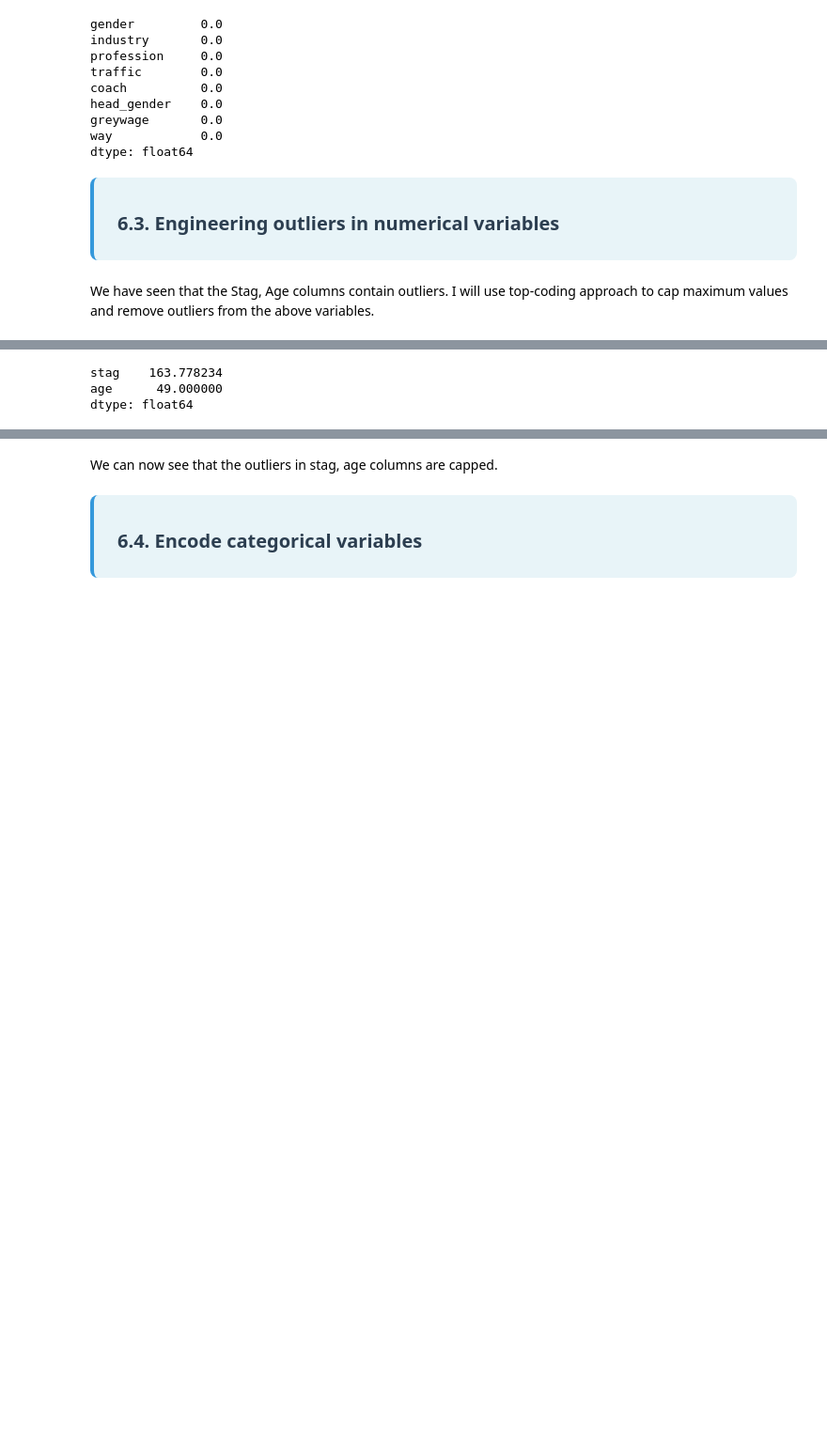
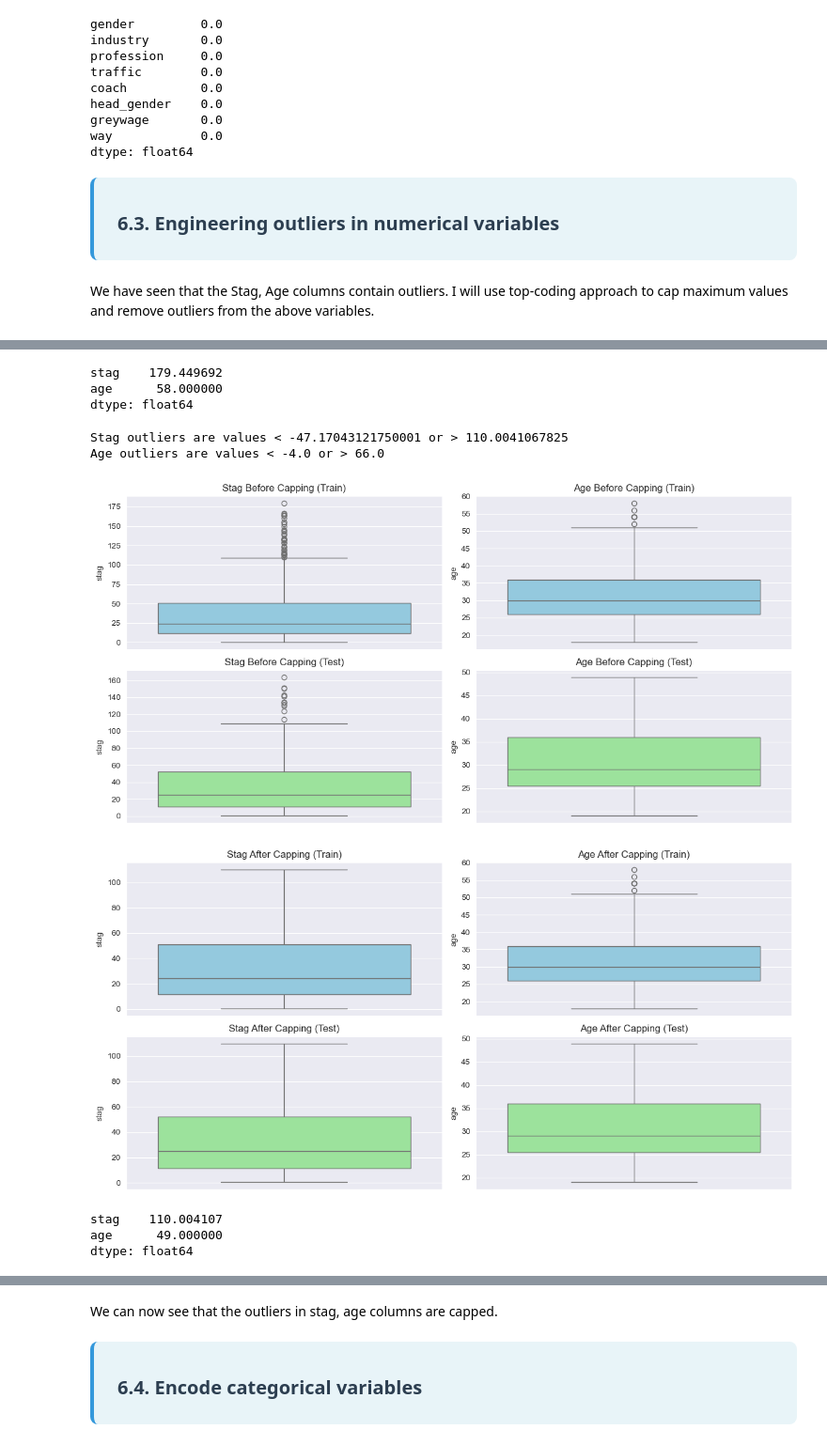
Before and after one commit to jathurT/Employee-Turnover-Prediction-ML, a Jupyter notebook: ProjectML.ipynb, the cells around one changed output, grey strips where cells are left out. Shown at 94% size. Saved outputs shown, nothing was run; the diff lists cells and outputs as text; code cells hidden in the pictures; blank space fills up the shorter version.

```diff
--- a/ProjectML.ipynb
+++ b/ProjectML.ipynb
@@ -649,0 +669,4 @@ numerical
+# %%
+# Convert to lowercase and replace
+X_train['coach'] = X_train['coach'].str.lower().replace('my head', 'yes')
+X_test['coach'] = X_test['coach'].str.lower().replace('my head', 'yes')
@@ -715,6 +737,77 @@ dtype: float64
+# %%
+X_train[['stag', 'age']].max()
+# %% [output]
+stag    179.449692
+age      58.000000
+dtype: float64
+# %%
+def calculate_fences(series, multiplier=1.5):
+    Q1 = series.quantile(0.25)
+    Q3 = series.quantile(0.75)
+    IQR = Q3 - Q1
+    lower_fence = Q1 - (multiplier * IQR)
+    upper_fence = Q3 + (multiplier * IQR)
+    return lower_fence, upper_fence
+
+# Calculate fences for 'stag' with multiplier 1.5
+stag_lower_fence, stag_upper_fence = calculate_fences(X_train['stag'], multiplier=1.5)
+print(f"Stag outliers are values < {stag_lower_fence} or > {stag_upper_fence}")
+
+# Calculate fences for 'age' with multiplier 3
+age_lower_fence, age_upper_fence = calculate_fences(X_train['age'], multiplier=3)
+print(f"Age outliers are values < {age_lower_fence} or > {age_upper_fence}")
+
+# Function to plot boxplots
+def plot_boxplots(df_train, df_test, columns, titles):
+    num_cols = len(columns)
+    plt.figure(figsize=(12, 6))
+
+    for i, col in enumerate(columns, 1):
+        # Boxplot for Training Data
+        plt.subplot(2, num_cols, i)
+        sns.boxplot(y=df_train[col], color='skyblue')
+        plt.title(f'{titles[i-1]} (Train)')
+
+        # Boxplot for Test Data
+        plt.subplot(2, num_cols, i + num_cols)
+        sns.boxplot(y=df_test[col], color='lightgreen')
+        plt.title(f'{titles[i-1]} (Test)')
+
+    plt.tight_layout()
+    plt.show()
+
+# Columns to visualize
+columns = ['stag', 'age']
+titles_before = ['Stag Before Capping', 'Age Before Capping']
+
+# Plot before capping
+plot_boxplots(X_train, X_test, columns, titles_before)
+
+# Function to cap outliers
+def cap_outliers(df, column, lower, upper):
+    return df[column].clip(lower=lower, upper=upper)
+
+# Capping 'stag' in training and test sets
+X_train['stag'] = cap_outliers(X_train, 'stag', stag_lower_fence, stag_upper_fence)
+X_test['stag'] = cap_outliers(X_test, 'stag', stag_lower_fence, stag_upper_fence)
+
+# Capping 'age' in training and test sets
+X_train['age'] = cap_outliers(X_train, 'age', age_lower_fence, age_upper_fence)
+X_test['age'] = cap_outliers(X_test, 'age', age_lower_fence, age_upper_fence)
+
+# Titles after capping
+titles_after = ['Stag After Capping', 'Age After Capping']
+
+# Plot after capping
+plot_boxplots(X_train, X_test, columns, titles_after)
+# %% [output]
+Stag outliers are values < -47.17043121750001 or > 110.0041067825
+Age outliers are values < -4.0 or > 66.0
+[figure, added]
+[figure, added]
 # %%
 X_test[['stag', 'age']].max()
 # %% [output]
-stag    163.778234
+stag    110.004107
 age      49.000000
 dtype: float64
```
Also changed, not shown: parts of 20 cells of this notebook.
